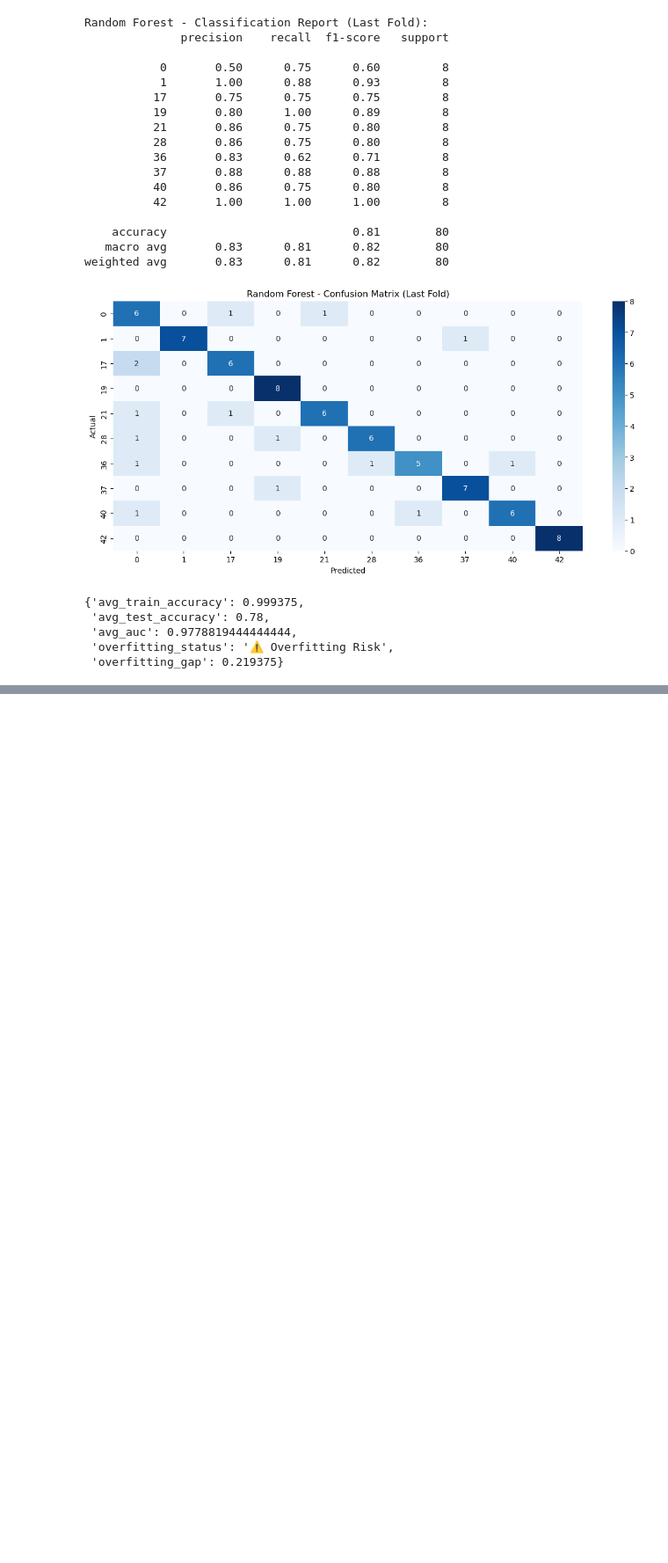
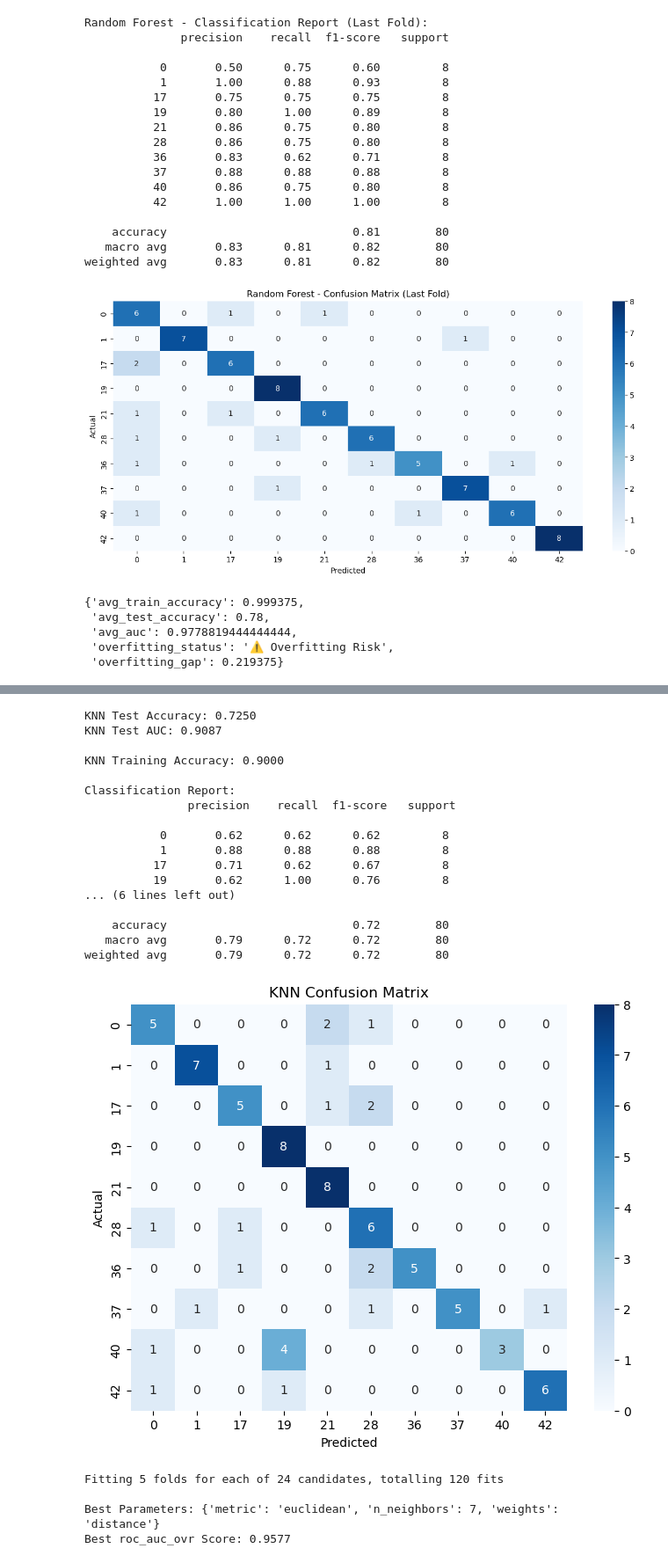
Before and after one commit to soheilbh/aed-challange, a Jupyter notebook: main.ipynb, the cells around one changed output, grey strips where cells are left out. Shown: that part at 88% size. Saved outputs shown, nothing was run; the diff lists cells and outputs as text; code cells hidden in the pictures; blank space fills up the shorter version.

Commit message:
KNN classifier added

```diff
--- a/main.ipynb
+++ b/main.ipynb
@@ -1020,0 +1177,50 @@ weighted avg       0.83      0.81      0.82        80
+# %%
+# Initialize the KNN classifier with k=3
+knn = KNeighborsClassifier(n_neighbors=3)
+knn.fit(X_train, y_train)
+
+# Predictions on test set
+y_pred = knn.predict(X_test)
+y_prob = knn.predict_proba(X_test)
+
+# Evaluation
+test_accuracy = accuracy_score(y_test, y_pred)
+test_auc = roc_auc_score(y_test, y_prob, multi_class='ovr')
+
+# Predictions on train set for training accuracy
+y_train_pred = knn.predict(X_train)
+train_accuracy = accuracy_score(y_train, y_train_pred)
+
+# Print evaluation metrics
+print(f"\nKNN Test Accuracy: {test_accuracy:.4f}")
+print(f"KNN Test AUC: {test_auc:.4f}")
+print(f"\nKNN Training Accuracy: {train_accuracy:.4f}")
+
+print("\nClassification Report:\n", classification_report(y_test, y_pred))
+
+# Confusion matrix visualization
+plt.figure(figsize=(8, 6))
+sns.heatmap(confusion_matrix(y_test, y_pred), annot=True, fmt='d', cmap='Blues', xticklabels=np.unique(y), yticklabels=np.unique(y))
+plt.xlabel('Predicted')
+plt.ylabel('Actual')
+plt.title('KNN Confusion Matrix')
+plt.show()
+# %% [output]
+KNN Test Accuracy: 0.7250
+KNN Test AUC: 0.9087
+
+KNN Training Accuracy: 0.9000
+
+Classification Report:
+               precision    recall  f1-score   support
+
+           0       0.62      0.62      0.62         8
+           1       0.88      0.88      0.88         8
+          17       0.71      0.62      0.67         8
+          19       0.62      1.00      0.76         8
+... (6 lines left out)
+
+    accuracy                           0.72        80
+   macro avg       0.79      0.72      0.72        80
+weighted avg       0.79      0.72      0.72        80
+[figure, added]
@@ -1020,0 +1244,18 @@ weighted avg       0.83      0.81      0.82        80
+# %%
+param_grid_knn = {
+    'n_neighbors': [3, 5, 7, 9],
+    'weights': ['uniform', 'distance'],
+    'metric': ['euclidean', 'manhattan', 'minkowski']
+}
+
+best_params_knn, best_score_knn = grid_search_hyperparameter_tuning(
+    model=KNeighborsClassifier(),
+    param_grid=param_grid_knn,
+    X_train=X_train,
+    y_train=y_train
+)
+# %% [output]
+Fitting 5 folds for each of 24 candidates, totalling 120 fits
+
+Best Parameters: {'metric': 'euclidean', 'n_neighbors': 7, 'weights': 'distance'}
+Best roc_auc_ovr Score: 0.9577
```
Also changed, not shown: parts of 9 cells of this notebook.
